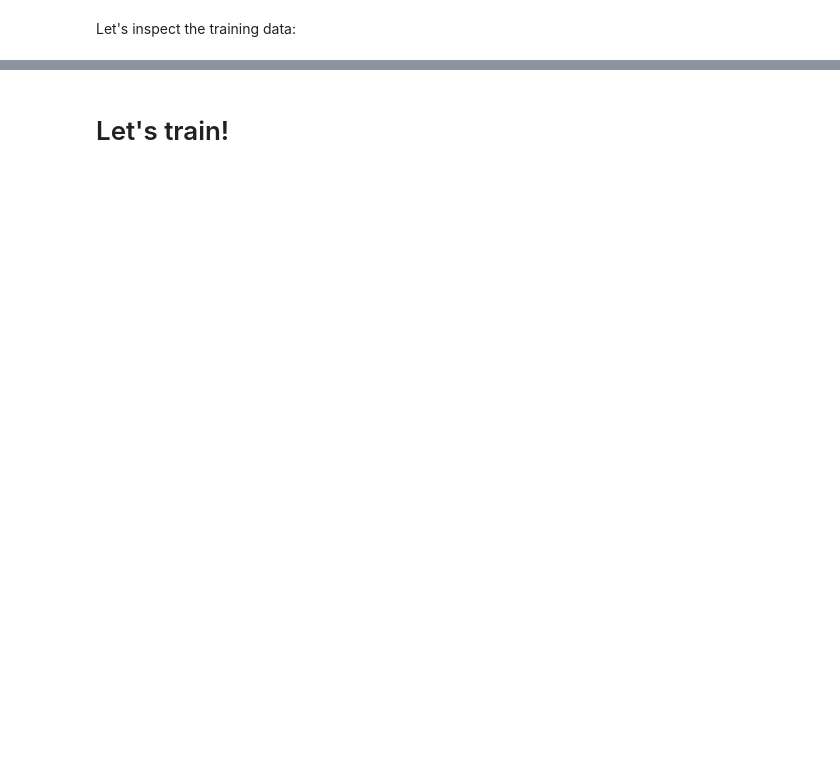
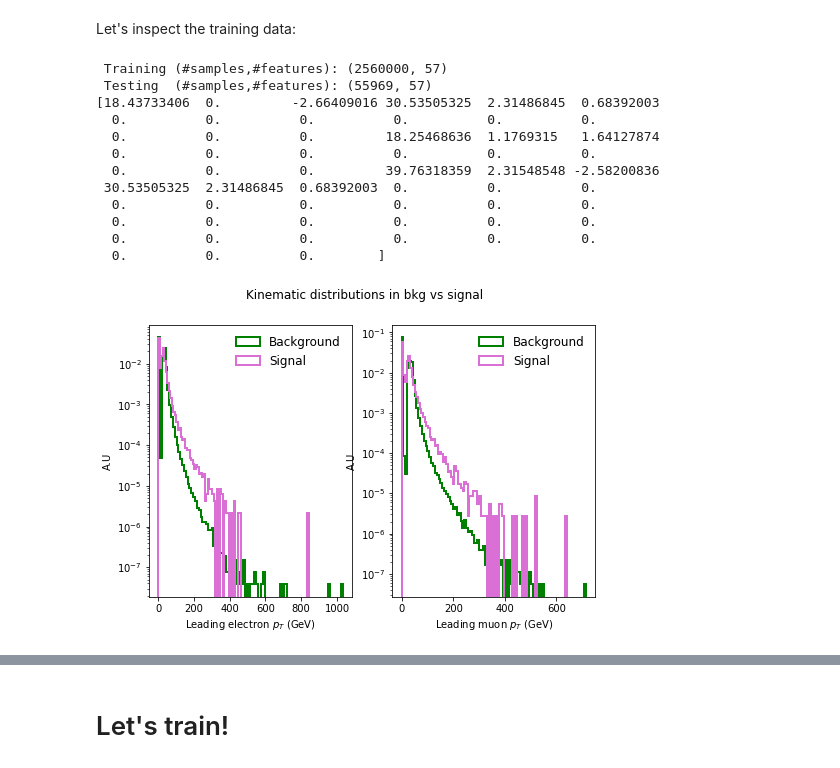
Before and after one commit to thaarres/quantumUniverse_pynqZ2, a Jupyter notebook: part1_ADmodel.ipynb, the cells around one changed output, grey strips where cells are left out. Cells and saved outputs as stored; diff of their text form; code cells hidden in the pictures; blank space fills up the shorter version.

```diff
--- a/part1_ADmodel.ipynb
+++ b/part1_ADmodel.ipynb
@@ -36,0 +35,14 @@ Let's prepare the data! For simplicity, we'll only use a million of the backgrou
+# %%
+import os
+import requests
+
+if not os.path.exists('data/'):
+    os.mkdir('data/')
+
+url = "https://zenodo.org/record/5046389/files/background_for_training.h5?download=1"
+r = requests.get(url, allow_redirects=True)
+open('data/background_for_training.h5', 'wb').write(r.content)
+
+url = "https://zenodo.org/record/5046446/files/Ato4l_lepFilter_13TeV.h5?download=1"
+r = requests.get(url, allow_redirects=True)
+open('data/Ato4l_lepFilter_13TeV.h5', 'wb').write(r.content)
@@ -40,11 +57,11 @@ import numpy as np
 from sklearn.model_selection import train_test_split
 
 
-nbkg_events = 1000000
+nbkg_events = None #Depending how much time you have, you can use all of this data or only a fraction
 # read BACKGROUND data and shuffle it in preparation for training. This takes a while so I've done it in advance!
 with h5py.File('data/background_for_training.h5', 'r') as file:
-    full_data = file['Particles'][:,:,:-1]
-    print("Original data shape = (N samples, N particles, N features) = ",full_data.shape)
+    full_data = file['Particles'][:,:,:-1] # The last column is the particle ID and we'll skip that for now
+    print("Data shape = (N samples, N particles, N features) = ",full_data.shape)
     np.random.shuffle(full_data)
     if nbkg_events: full_data = full_data[:nbkg_events,:,:]
 
@@ -91,24 +113,38 @@ with h5py.File('Ato4l_dataset.h5', 'r') as file:
 # %%
 import matplotlib.pyplot as plt
 
 print(" Training (#samples,#features):", X_train.shape)
 print(" Testing  (#samples,#features):", signal_test_data.shape)
 
 fig, axs = plt.subplots(1,2,figsize=(8,5))
 fig.suptitle('Kinematic distributions in bkg vs signal')
 
-axs[0].hist(X_train[:,0],bins=100,label=r'Background',histtype='step', linewidth=2, facecolor='none', edgecolor='green',fill=True,density=True)
-axs[0].hist(signal_test_data[:,0],bins=100,label=r'Signal',histtype='step', linewidth=2, facecolor='none', edgecolor='orchid',fill=True,density=True)
+axs[0].hist(X_train[:,3],bins=100,label=r'Background',histtype='step', linewidth=2, facecolor='none', edgecolor='green',fill=True,density=True)
+axs[0].hist(signal_test_data[:,3],bins=100,label=r'Signal',histtype='step', linewidth=2, facecolor='none', edgecolor='orchid',fill=True,density=True)
 axs[0].semilogy()
 axs[0].set(xlabel=u'Leading electron $p_{T}$ (GeV)', ylabel='A.U')
 axs[0].legend(loc='best',frameon=False, ncol=1,fontsize='large')
 
 axs[1].hist(X_train[:,15],bins=100,label=r'Background',histtype='step', linewidth=2, facecolor='none', edgecolor='green',fill=True,density=True)
 axs[1].hist(signal_test_data[:,15],bins=100,label=r'Signal',histtype='step', linewidth=2, facecolor='none', edgecolor='orchid',fill=True,density=True)
 axs[1].set(xlabel=u'Leading muon $p_{T}$ (GeV)', ylabel='A.U')
 axs[1].semilogy()
 axs[1].legend(loc='best',frameon=False, ncol=1,fontsize='large')
 print(signal_test_data[3])
+# %% [output]
+ Training (#samples,#features): (2560000, 57)
+ Testing  (#samples,#features): (55969, 57)
+[18.43733406  0.         -2.66409016 30.53505325  2.31486845  0.68392003
+  0.          0.          0.          0.          0.          0.
+  0.          0.          0.         18.25468636  1.1769315   1.64127874
+  0.          0.          0.          0.          0.          0.
+  0.          0.          0.         39.76318359  2.31548548 -2.58200836
+ 30.53505325  2.31486845  0.68392003  0.          0.          0.
+  0.          0.          0.          0.          0.          0.
+  0.          0.          0.          0.          0.          0.
+  0.          0.          0.          0.          0.          0.
+  0.          0.          0.        ]
+[figure, added]
 # %% [markdown]
 # Defining the autoencoder
 
```
Also changed, not shown: parts of 16 cells of this notebook.
